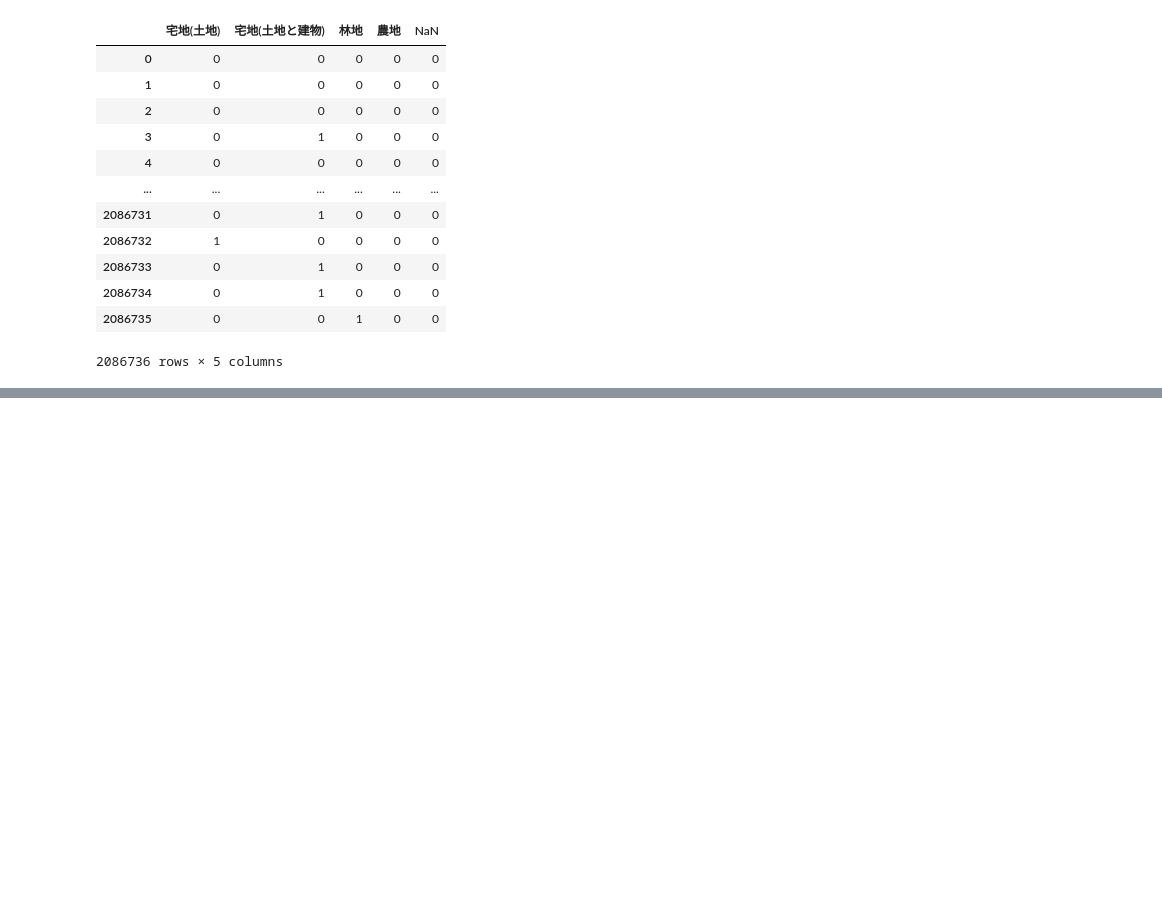
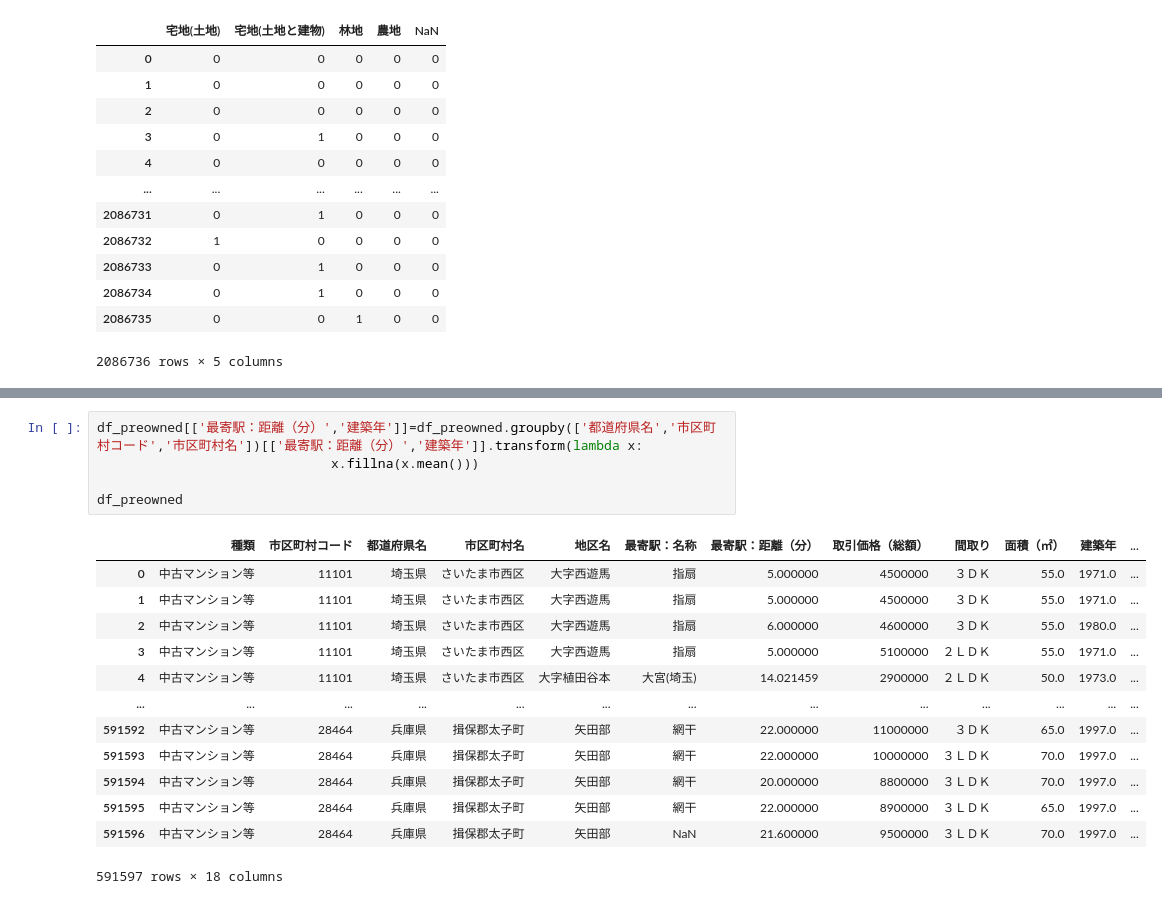
Before and after one commit to shun0109/colab, a Jupyter notebook: processing.ipynb, the cells around one changed output, grey strips where cells are left out. Cells and saved outputs as stored; diff of their text form; blank space fills up the shorter version.

```diff
--- a/processing.ipynb
+++ b/processing.ipynb
@@ -520,0 +562,19 @@ memory usage: 112.8+ MB
+# %%
+df_preowned[['最寄駅：距離（分）','建築年']]=df_preowned.groupby(['都道府県名','市区町村コード','市区町村名'])[['最寄駅：距離（分）','建築年']].transform(lambda x:
+                              x.fillna(x.mean()))
+
+df_preowned
+# %% [output]
+|  | 種類 | 市区町村コード | 都道府県名 | 市区町村名 | 地区名 | 最寄駅：名称 | 最寄駅：距離（分） | 取引価格（総額） | 間取り | 面積（㎡） | 建築年 | ... |
+| 0 | 中古マンション等 | 11101 | 埼玉県 | さいたま市西区 | 大字西遊馬 | 指扇 | 5.000000 | 4500000 | ３ＤＫ | 55.0 | 1971.0 | ... |
+| 1 | 中古マンション等 | 11101 | 埼玉県 | さいたま市西区 | 大字西遊馬 | 指扇 | 5.000000 | 4500000 | ３ＤＫ | 55.0 | 1971.0 | ... |
+| 2 | 中古マンション等 | 11101 | 埼玉県 | さいたま市西区 | 大字西遊馬 | 指扇 | 6.000000 | 4600000 | ３ＤＫ | 55.0 | 1980.0 | ... |
+| 3 | 中古マンション等 | 11101 | 埼玉県 | さいたま市西区 | 大字西遊馬 | 指扇 | 5.000000 | 5100000 | ２ＬＤＫ | 55.0 | 1971.0 | ... |
+| 4 | 中古マンション等 | 11101 | 埼玉県 | さいたま市西区 | 大字植田谷本 | 大宮(埼玉) | 14.021459 | 2900000 | ２ＬＤＫ | 50.0 | 1973.0 | ... |
+| ... | ... | ... | ... | ... | ... | ... | ... | ... | ... | ... | ... | ... |
+| 591592 | 中古マンション等 | 28464 | 兵庫県 | 揖保郡太子町 | 矢田部 | 網干 | 22.000000 | 11000000 | ３ＤＫ | 65.0 | 1997.0 | ... |
+| 591593 | 中古マンション等 | 28464 | 兵庫県 | 揖保郡太子町 | 矢田部 | 網干 | 22.000000 | 10000000 | ３ＬＤＫ | 70.0 | 1997.0 | ... |
+| 591594 | 中古マンション等 | 28464 | 兵庫県 | 揖保郡太子町 | 矢田部 | 網干 | 20.000000 | 8800000 | ３ＬＤＫ | 70.0 | 1997.0 | ... |
+| 591595 | 中古マンション等 | 28464 | 兵庫県 | 揖保郡太子町 | 矢田部 | 網干 | 22.000000 | 8900000 | ３ＬＤＫ | 65.0 | 1997.0 | ... |
+| 591596 | 中古マンション等 | 28464 | 兵庫県 | 揖保郡太子町 | 矢田部 | NaN | 21.600000 | 9500000 | ３ＬＤＫ | 70.0 | 1997.0 | ... |
+591597 rows × 18 columns
```
Also changed, not shown: parts of 7 cells of this notebook.
